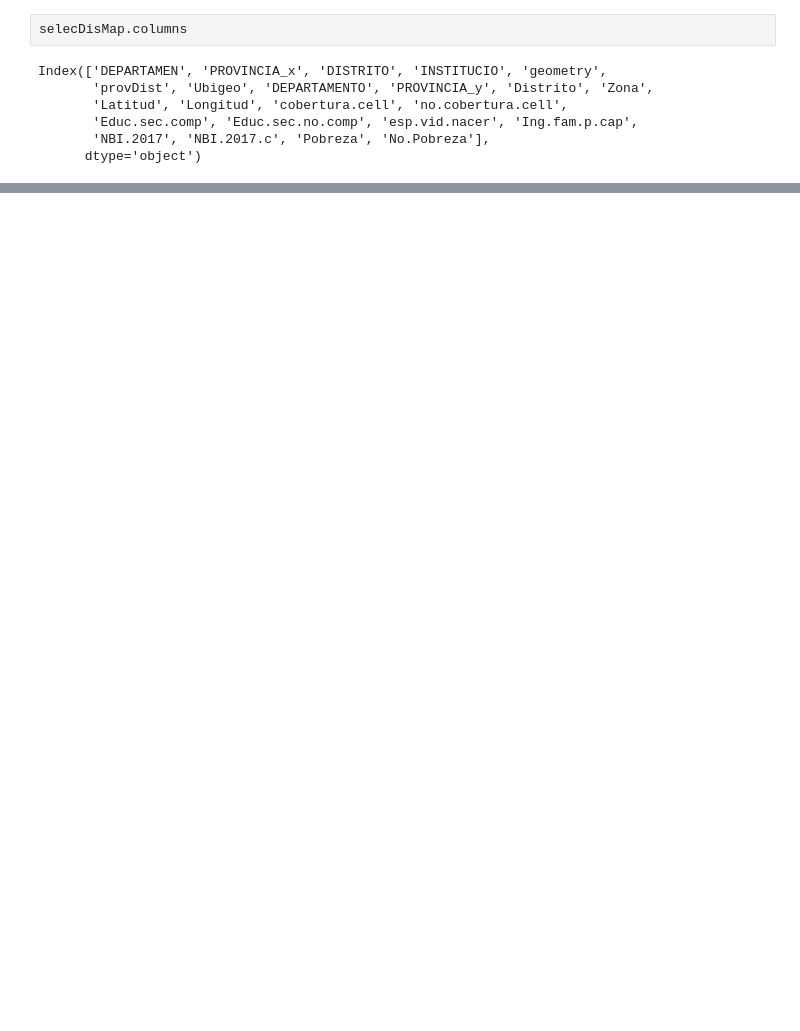
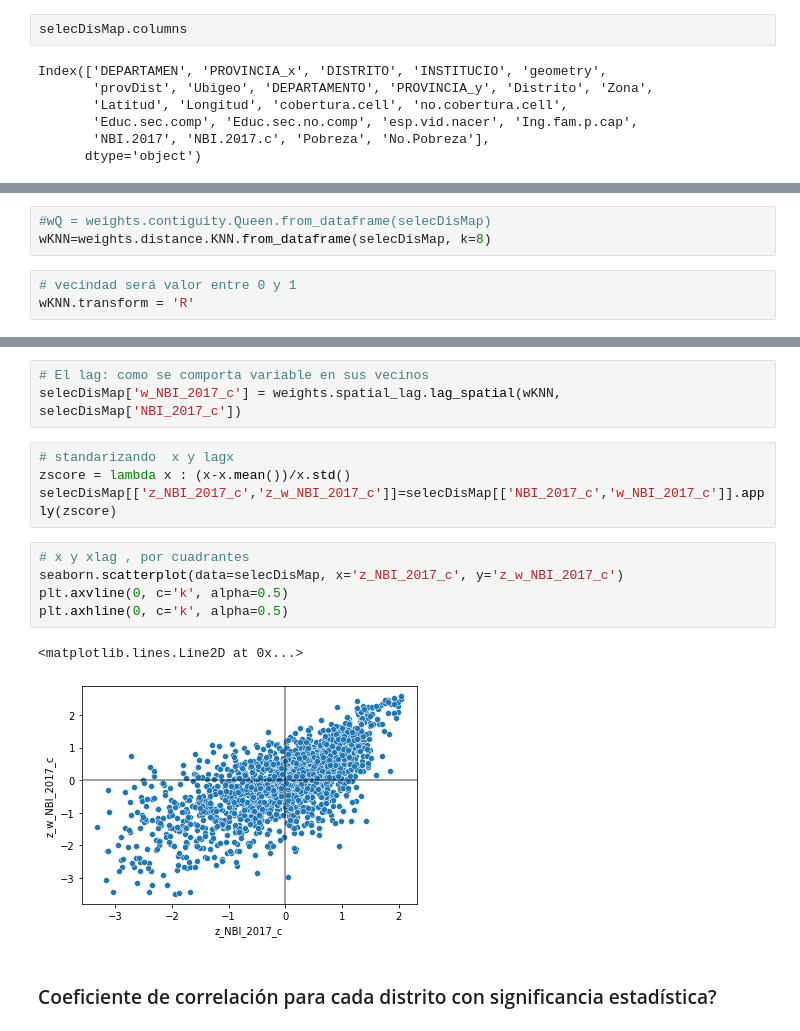
Before and after one commit to chorrillos/spatial, a Jupyter notebook: spatial.ipynb, the cells around one changed output, grey strips where cells are left out. Saved outputs shown, nothing was run; the diff lists cells and outputs as text; blank space fills up the shorter version.

```diff
--- a/spatial.ipynb
+++ b/spatial.ipynb
@@ -118,0 +237,6 @@ selecDisMap
+# %%
+#wQ = weights.contiguity.Queen.from_dataframe(selecDisMap)
+wKNN=weights.distance.KNN.from_dataframe(selecDisMap, k=8)
+# %%
+# vecindad será valor entre 0 y 1
+wKNN.transform = 'R'
@@ -118,0 +248,17 @@ selecDisMap
+# %%
+# El lag: como se comporta variable en sus vecinos
+selecDisMap['w_NBI_2017_c'] = weights.spatial_lag.lag_spatial(wKNN, selecDisMap['NBI_2017_c'])
+# %%
+# standarizando  x y lagx
+zscore = lambda x : (x-x.mean())/x.std()
+selecDisMap[['z_NBI_2017_c','z_w_NBI_2017_c']]=selecDisMap[['NBI_2017_c','w_NBI_2017_c']].apply(zscore)
+# %%
+# x y xlag , por cuadrantes
+seaborn.scatterplot(data=selecDisMap, x='z_NBI_2017_c', y='z_w_NBI_2017_c')
+plt.axvline(0, c='k', alpha=0.5)
+plt.axhline(0, c='k', alpha=0.5)
+# %% [output]
+<matplotlib.lines.Line2D at 0x...>
+[figure, added]
+# %% [markdown]
+### Coeficiente de correlación para cada distrito con significancia estadística?
```
Also changed, not shown: parts of 56 cells of this notebook, 3 other files.
